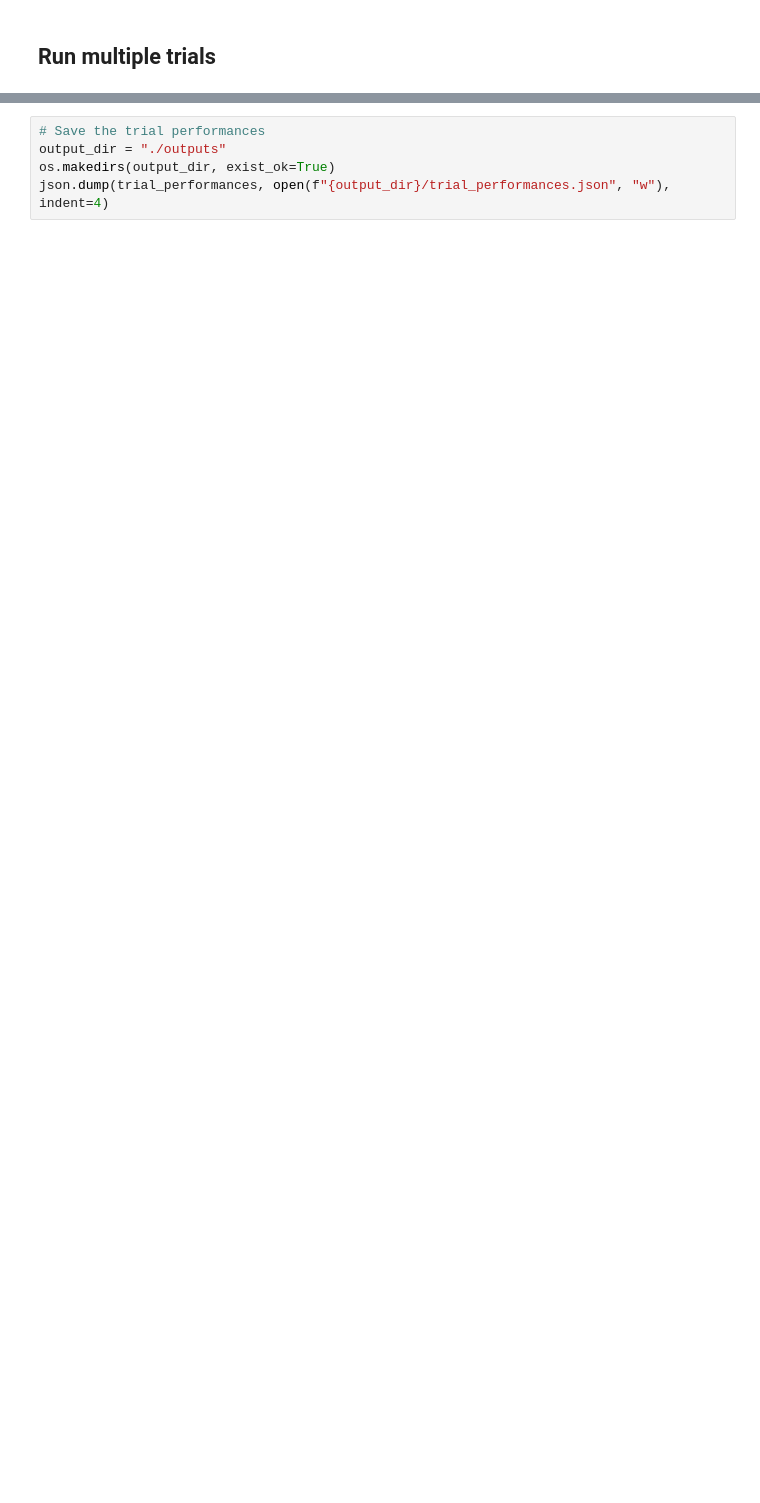
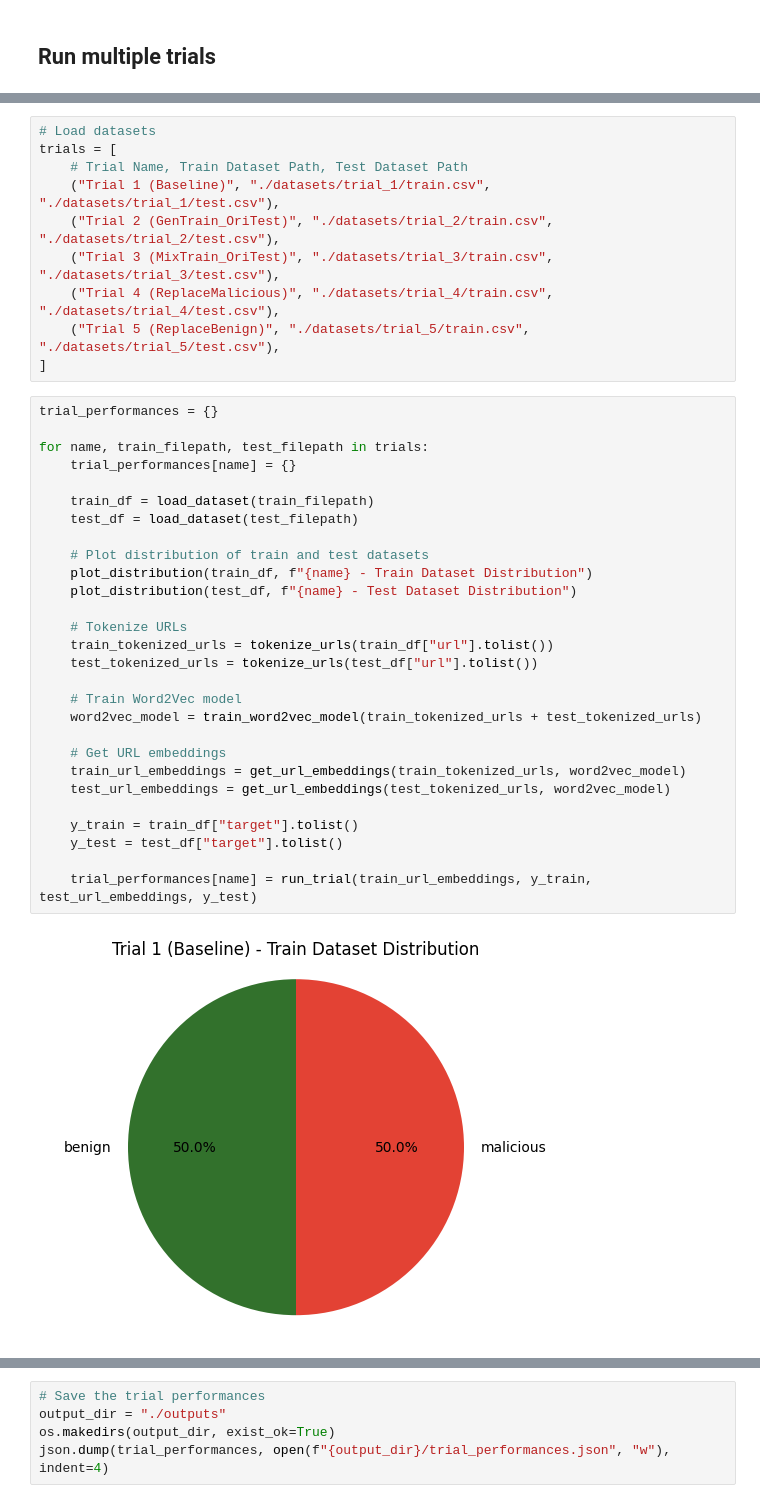
Before and after one commit to JosueMolinaMorales/malicious-url-classification, a Jupyter notebook: train_models.ipynb, the cells around one changed output, grey strips where cells are left out. Drawn from its saved outputs; the diff is of its cells as text; blank space fills up the shorter version.

```diff
--- a/train_models.ipynb
+++ b/train_models.ipynb
@@ -188,0 +224,40 @@ Training GaussianNB on 53 batches
+# %%
+# Load datasets
+trials = [
+    # Trial Name, Train Dataset Path, Test Dataset Path
+    ("Trial 1 (Baseline)", "./datasets/trial_1/train.csv", "./datasets/trial_1/test.csv"),
+    ("Trial 2 (GenTrain_OriTest)", "./datasets/trial_2/train.csv", "./datasets/trial_2/test.csv"),
+    ("Trial 3 (MixTrain_OriTest)", "./datasets/trial_3/train.csv", "./datasets/trial_3/test.csv"),
+    ("Trial 4 (ReplaceMalicious)", "./datasets/trial_4/train.csv", "./datasets/trial_4/test.csv"),
+    ("Trial 5 (ReplaceBenign)", "./datasets/trial_5/train.csv", "./datasets/trial_5/test.csv"),
+]
+# %%
+trial_performances = {}
+
+for name, train_filepath, test_filepath in trials:
+    trial_performances[name] = {}
+
+    train_df = load_dataset(train_filepath)
+    test_df = load_dataset(test_filepath)
+
+    # Plot distribution of train and test datasets
+    plot_distribution(train_df, f"{name} - Train Dataset Distribution")
+    plot_distribution(test_df, f"{name} - Test Dataset Distribution")
+
+    # Tokenize URLs
+    train_tokenized_urls = tokenize_urls(train_df["url"].tolist())
+    test_tokenized_urls = tokenize_urls(test_df["url"].tolist())
+
+    # Train Word2Vec model
+    word2vec_model = train_word2vec_model(train_tokenized_urls + test_tokenized_urls)
+
+    # Get URL embeddings
+    train_url_embeddings = get_url_embeddings(train_tokenized_urls, word2vec_model)
+    test_url_embeddings = get_url_embeddings(test_tokenized_urls, word2vec_model)
+
+    y_train = train_df["target"].tolist()
+    y_test = test_df["target"].tolist()
+
+    trial_performances[name] = run_trial(train_url_embeddings, y_train, test_url_embeddings, y_test)
+# %% [output]
+[figure, added]
```
Also changed, not shown: parts of 12 cells of this notebook, 24 other files.
